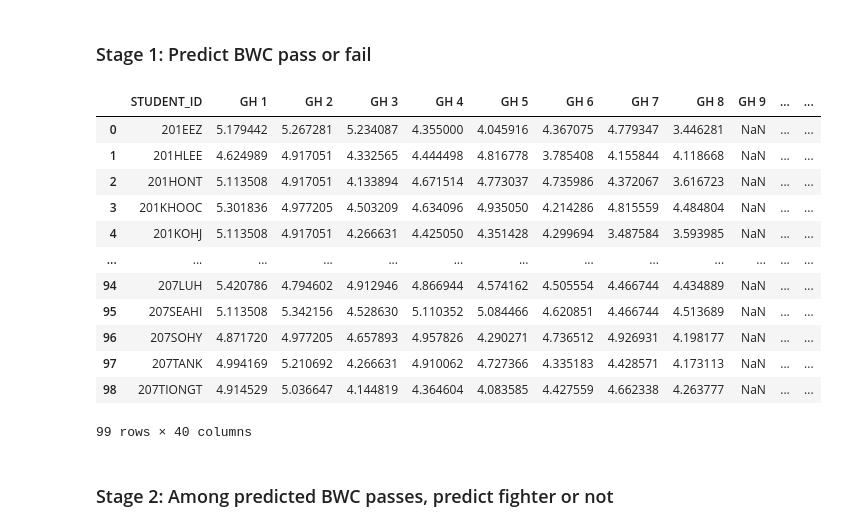
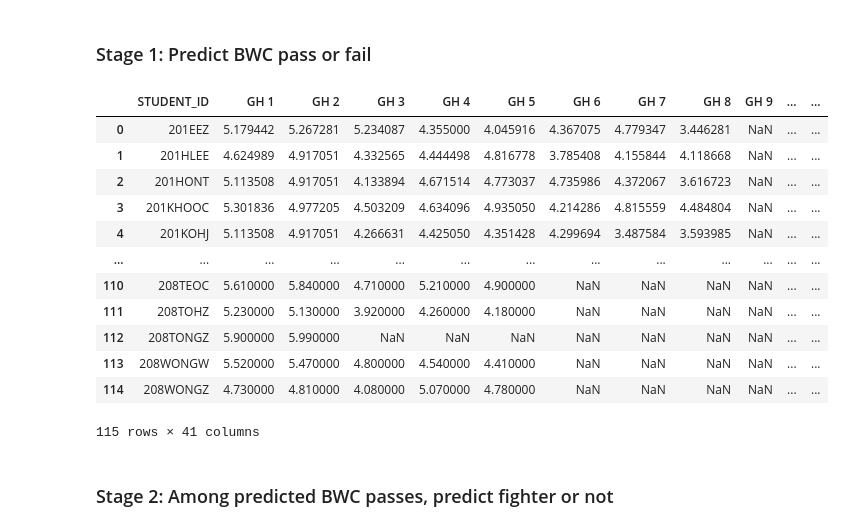
Before and after one commit to MikPad31/bwc_early_streaming, a Jupyter notebook: inference.ipynb, the cells around one changed output. Cells and saved outputs as stored; diff of their text form; code cells hidden in the pictures.

```diff
--- a/inference.ipynb
+++ b/inference.ipynb
@@ -187,3 +189,8 @@ wide
+# %%
+# Module 3 completion status (1 = complete, 0 = incomplete)
+wide["Mod_3_completion_status"] = (
+    wide[MODULE_3].notna().all(axis=1).astype(int)
+)
 # %% [markdown]
 ## Run inference
 # %%
@@ -194,31 +201,32 @@ stage2_best_model = joblib.load("models/stage2_best_model.joblib")
 ### Stage 1: Predict BWC pass or fail
 # %%
 # Keep only the feature columns
-X1 = wide.drop(columns="STUDENT_ID")
+# X1 = wide.drop(columns="STUDENT_ID")
+X1 = wide.drop(columns=["STUDENT_ID", "Mod_3_completion_status"])
 
 # Get predictions and associated probability
 y_pred1 = stage1_best_model.predict(X1)
 y_score1 = stage1_best_model.predict_proba(X1)[:, 1]
 
 # Append back to wide span table
 wide["pred_bwc"] = y_pred1
 wide["prob_bwc"] = y_score1
 assert wide["pred_bwc"].isnull().sum() == 0
 wide
 # %% [output]
 |  | STUDENT_ID | GH 1 | GH 2 | GH 3 | GH 4 | GH 5 | GH 6 | GH 7 | GH 8 | GH 9 | ... | ... |
 | 0 | 201EEZ | 5.179442 | 5.267281 | 5.234087 | 4.355000 | 4.045916 | 4.367075 | 4.779347 | 3.446281 | NaN | ... | ... |
 | 1 | 201HLEE | 4.624989 | 4.917051 | 4.332565 | 4.444498 | 4.816778 | 3.785408 | 4.155844 | 4.118668 | NaN | ... | ... |
 | 2 | 201HONT | 5.113508 | 4.917051 | 4.133894 | 4.671514 | 4.773037 | 4.735986 | 4.372067 | 3.616723 | NaN | ... | ... |
 | 3 | 201KHOOC | 5.301836 | 4.977205 | 4.503209 | 4.634096 | 4.935050 | 4.214286 | 4.815559 | 4.484804 | NaN | ... | ... |
 | 4 | 201KOHJ | 5.113508 | 4.917051 | 4.266631 | 4.425050 | 4.351428 | 4.299694 | 3.487584 | 3.593985 | NaN | ... | ... |
 | ... | ... | ... | ... | ... | ... | ... | ... | ... | ... | ... | ... | ... |
-| 94 | 207LUH | 5.420786 | 4.794602 | 4.912946 | 4.866944 | 4.574162 | 4.505554 | 4.466744 | 4.434889 | NaN | ... | ... |
-| 95 | 207SEAHI | 5.113508 | 5.342156 | 4.528630 | 5.110352 | 5.084466 | 4.620851 | 4.466744 | 4.513689 | NaN | ... | ... |
-| 96 | 207SOHY | 4.871720 | 4.977205 | 4.657893 | 4.957826 | 4.290271 | 4.736512 | 4.926931 | 4.198177 | NaN | ... | ... |
-| 97 | 207TANK | 4.994169 | 5.210692 | 4.266631 | 4.910062 | 4.727366 | 4.335183 | 4.428571 | 4.173113 | NaN | ... | ... |
-| 98 | 207TIONGT | 4.914529 | 5.036647 | 4.144819 | 4.364604 | 4.083585 | 4.427559 | 4.662338 | 4.263777 | NaN | ... | ... |
+| 110 | 208TEOC | 5.610000 | 5.840000 | 4.710000 | 5.210000 | 4.900000 | NaN | NaN | NaN | NaN | ... | ... |
+| 111 | 208TOHZ | 5.230000 | 5.130000 | 3.920000 | 4.260000 | 4.180000 | NaN | NaN | NaN | NaN | ... | ... |
+| 112 | 208TONGZ | 5.900000 | 5.990000 | NaN | NaN | NaN | NaN | NaN | NaN | NaN | ... | ... |
+| 113 | 208WONGW | 5.520000 | 5.470000 | 4.800000 | 4.540000 | 4.410000 | NaN | NaN | NaN | NaN | ... | ... |
+| 114 | 208WONGZ | 4.730000 | 4.810000 | 4.080000 | 5.070000 | 4.780000 | NaN | NaN | NaN | NaN | ... | ... |
-99 rows × 40 columns
+115 rows × 41 columns
 # %% [markdown]
 ### Stage 2: Among predicted BWC passes, predict fighter or not
 # %%
```
Also changed, not shown: parts of 13 cells of this notebook, 2 other files.
